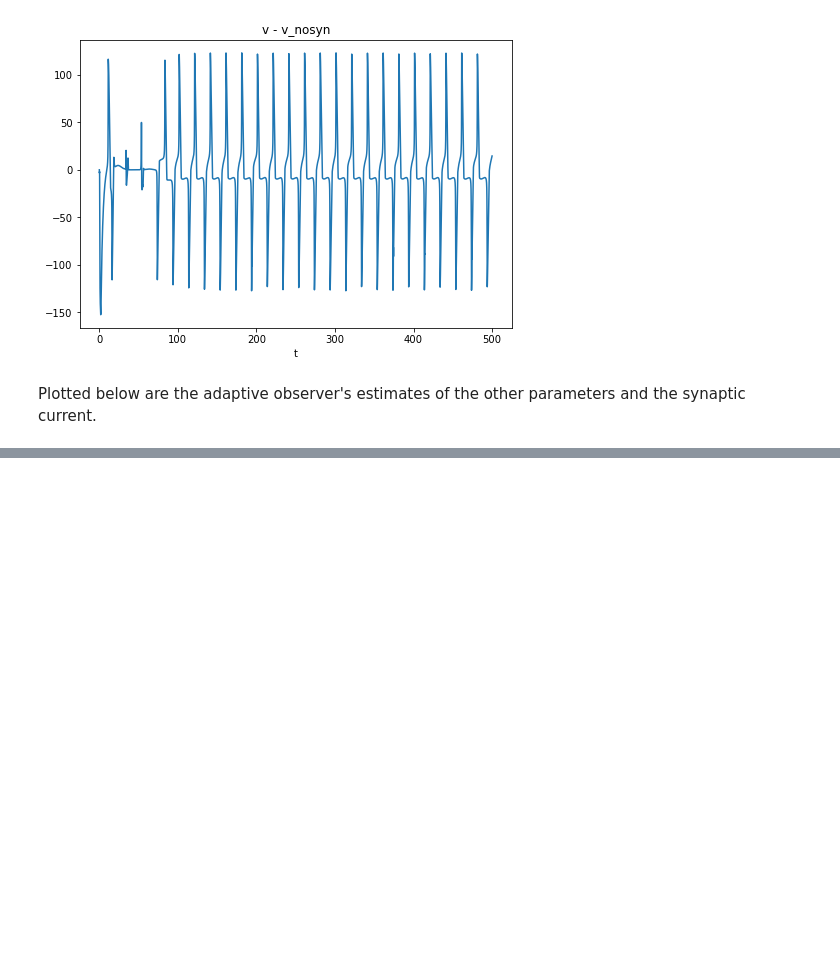
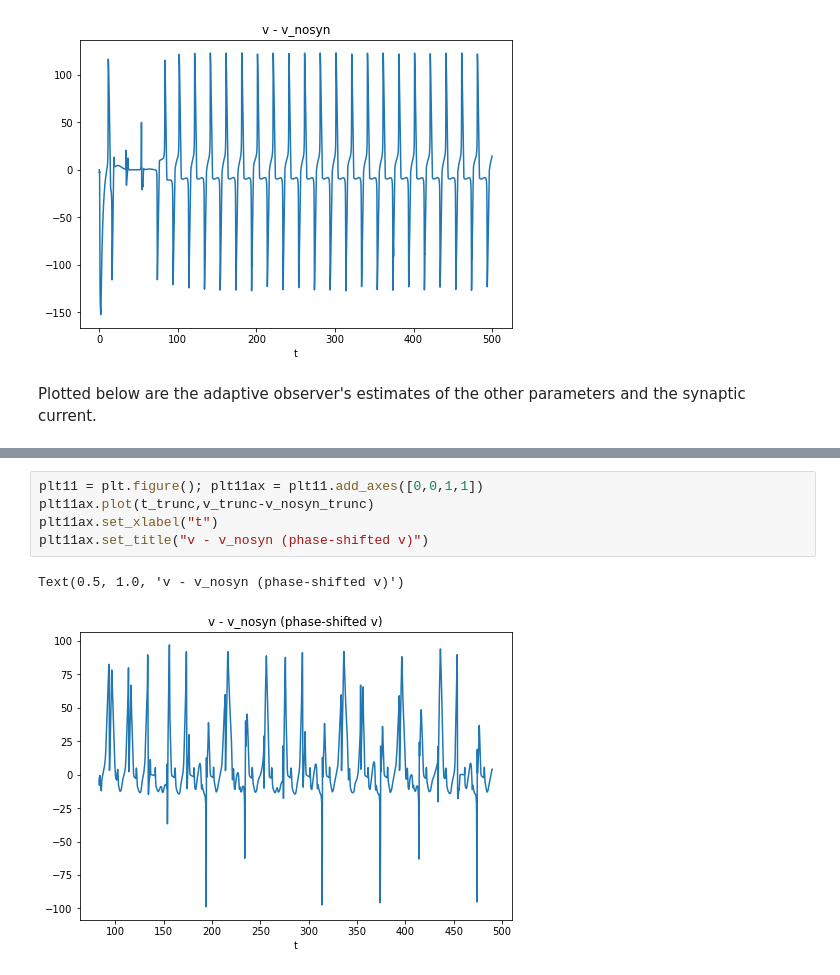
Before and after one commit to RJZS/adaptive-conductance-control, a Jupyter notebook: HH neuron rejecting HH neuron.ipynb, the cells around one changed output, grey strips where cells are left out. Saved outputs shown, nothing was run; the diff lists cells and outputs as text; blank space fills up the shorter version.

```diff
--- a/HH neuron rejecting HH neuron.ipynb
+++ b/HH neuron rejecting HH neuron.ipynb
@@ -195,0 +191,8 @@ plt10ax.set_title("Membrane potential (zoomed plot)")
+# %%
+plt11 = plt.figure(); plt11ax = plt11.add_axes([0,0,1,1])
+plt11ax.plot(t_trunc,v_trunc-v_nosyn_trunc)
+plt11ax.set_xlabel("t")
+plt11ax.set_title("v - v_nosyn (phase-shifted v)")
+# %% [output]
+Text(0.5, 1.0, 'v - v_nosyn (phase-shifted v)')
+[figure, added]
```
Also changed, not shown: parts of 8 cells of this notebook, 3 other files.
